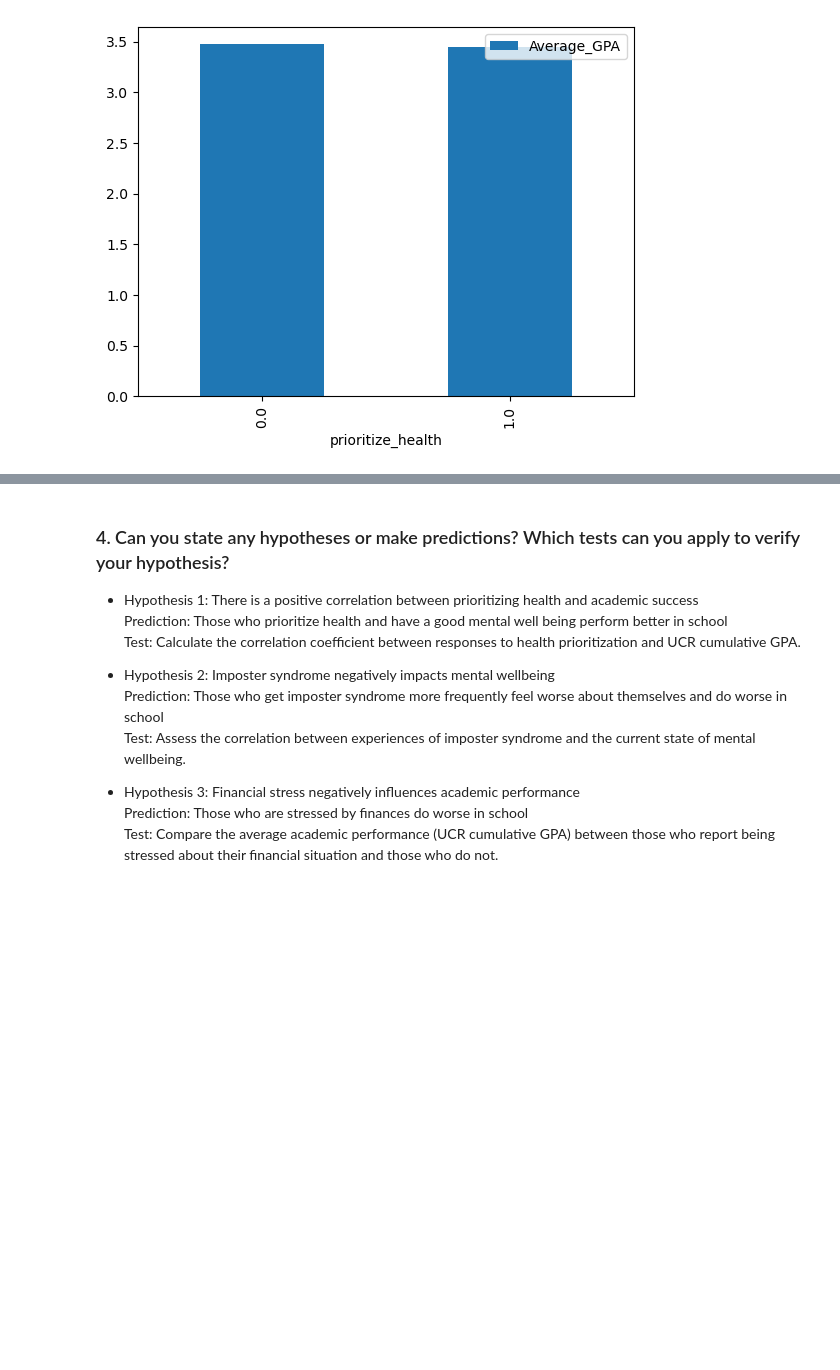
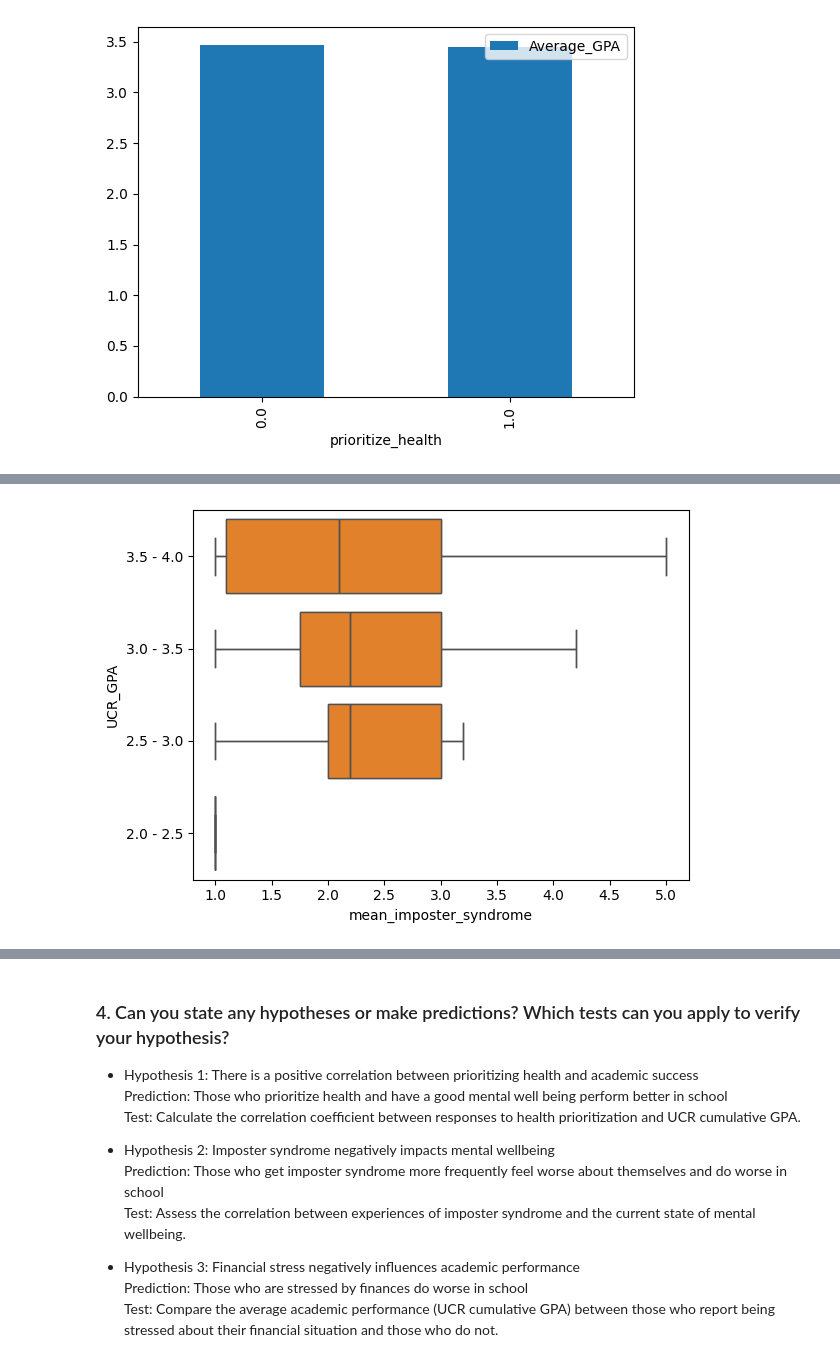
Before and after one commit to Jyro88/CS105MiniProject, a Jupyter notebook: lab5-6.ipynb, the cells around one changed output, grey strips where cells are left out. Drawn from its saved outputs; the diff is of its cells as text; code cells hidden in the pictures; blank space fills up the shorter version.

```diff
--- a/lab5-6.ipynb
+++ b/lab5-6.ipynb
@@ -115,3 +119,27 @@ display(df.head())
+# %%
+# Boxplot to compare GPA across different class standings
+
+# 1. Box (Interquartile Range - IQR):
+#    - The box represents the interquartile range (IQR), containing the middle 50% of the data.
+#    - Lower edge (Q1) and upper edge (Q3) show the 25th and 75th percentiles, respectively.
+#    - Height of the box (IQR) indicates the spread of the middle 50% of UCR_GPA.
+
+# 2. Line Inside the Box (Median):
+#    - The line inside the box represents the median (50th percentile) of UCR_GPA.
+
+# 3. Whiskers:
+#    - Whiskers extend from the box to the minimum and maximum values within a certain range.
+#    - Points beyond whiskers are potential outliers and plotted individually.
+
+# 4. Outliers (Individual Points):
+#    - Individual points outside the whiskers are considered potential outliers.
+
+# Boxplot to compare GPA across different levels of mean imposter syndrome
+sns.boxplot(x='mean_imposter_syndrome', y='UCR_GPA', data=df_sorted)
+sns.boxplot(x='mean_imposter_syndrome', y='UCR_GPA', data=df)
+plt.show()
+# %% [output]
+[figure, added]
 # %%
 mental_wellbeing_ratings = df['mental_wellbeing']
 imposter_syndrome_ratings = df['mean_imposter_syndrome']
```
Also changed, not shown: parts of 5 cells of this notebook.
